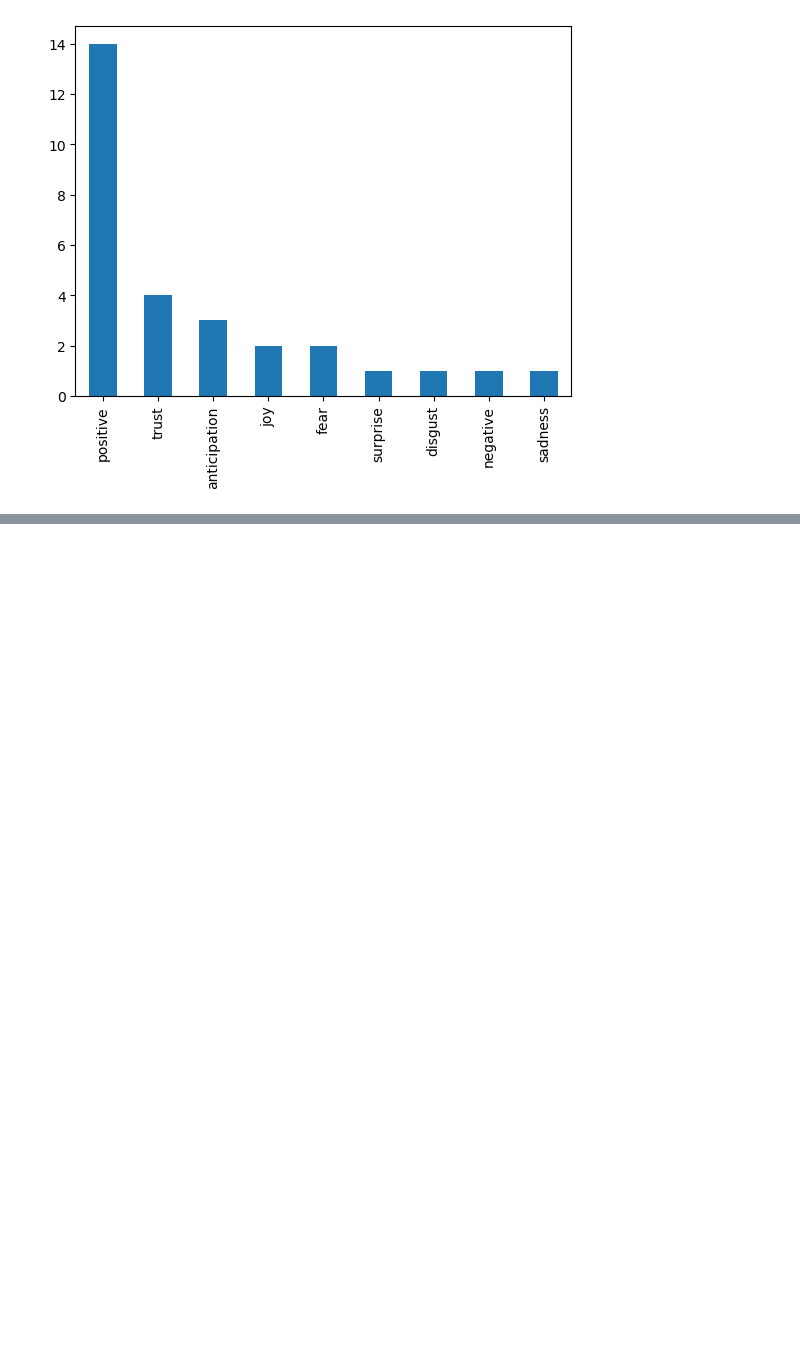
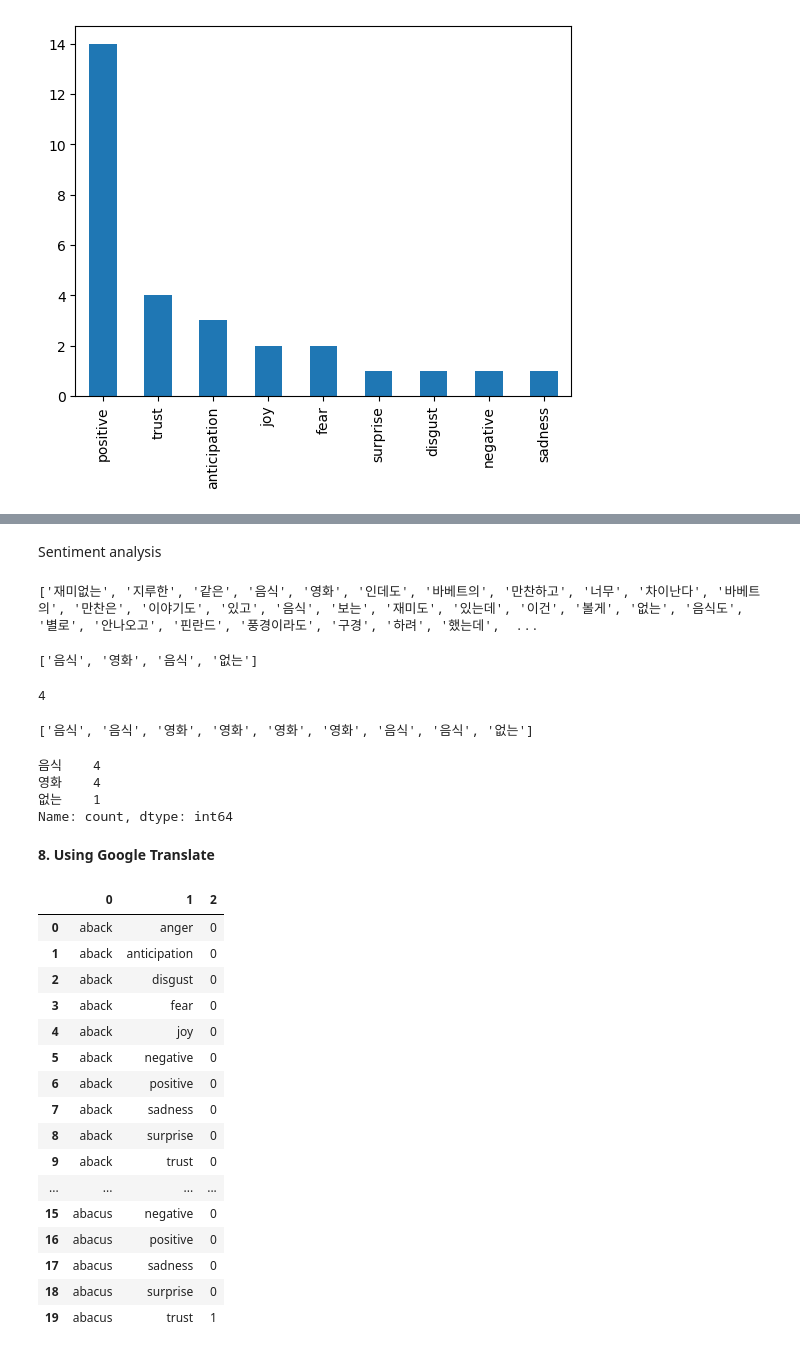
Before and after one commit to Tommylee1013/Webscraping, a Jupyter notebook: LectureNote/05SentimentAnalysis/SentimentAnalysis.ipynb, the cells around one changed output, grey strips where cells are left out. Saved outputs shown, nothing was run; the diff lists cells and outputs as text; code cells hidden in the pictures; blank space fills up the shorter version.

```diff
--- a/LectureNote/05SentimentAnalysis/SentimentAnalysis.ipynb
+++ b/LectureNote/05SentimentAnalysis/SentimentAnalysis.ipynb
@@ -179,0 +419,2 @@ Name: count, dtype: int64 Axes(0.125,0.11;0.775x0.77)
+# %% [markdown]
+Sentiment analysis
@@ -179,0 +423,34 @@ Name: count, dtype: int64 Axes(0.125,0.11;0.775x0.77)
+# %%
+import numpy as np
+tokenizer = RegexpTokenizer('[\w]+')
+tokens = tokenizer.tokenize(review1)
+print(tokens)
+# %% [output]
+['재미없는', '지루한', '같은', '음식', '영화', '인데도', '바베트의', '만찬하고', '너무', '차이난다', '바베트의', '만찬은', '이야기도', '있고', '음식', '보는', '재미도', '있는데', '이건', '볼게', '없는', '음식도', '별로', '안나오고', '핀란드', '풍경이라도', '구경', '하려', '했는데',  ...
+# %%
+match_words = [x for x in tokens if x in list(NRC['Korean-ko'])] # 사전과 매칭
+print(match_words)
+len(match_words)
+# %% [output]
+['음식', '영화', '음식', '없는']
+4
+# %%
+emotion=[]
+for i in match_words:
+    temp = list(NRC.iloc[np.where(NRC['Korean-ko'] == i)[0],1])
+    for j in temp:
+        emotion.append(j)
+print(emotion)
+# %% [output]
+['음식', '음식', '영화', '영화', '영화', '영화', '음식', '음식', '없는']
+# %%
+sentiment_result1 = pd.Series(emotion).value_counts()
+# print(sentiment_result1, sentiment_result1.plot.bar())
+sentiment_result1
+# %% [output]
+음식    4
+영화    4
+없는    1
+Name: count, dtype: int64
+# %% [markdown]
+**8. Using Google Translate**
@@ -179,0 +475,24 @@ Name: count, dtype: int64 Axes(0.125,0.11;0.775x0.77)
+# %%
+NRC = pd.read_csv ('../../Data/NRC-Emotion-Lexicon-Wordlevel-v0.92.txt',
+                   engine = "python",
+                   header = None,
+                   sep = "\t")
+NRC.head(20)
+# %% [output]
+|  | 0 | 1 | 2 |
+| 0 | aback | anger | 0 |
+| 1 | aback | anticipation | 0 |
+| 2 | aback | disgust | 0 |
+| 3 | aback | fear | 0 |
+| 4 | aback | joy | 0 |
+| 5 | aback | negative | 0 |
+| 6 | aback | positive | 0 |
+| 7 | aback | sadness | 0 |
+| 8 | aback | surprise | 0 |
+| 9 | aback | trust | 0 |
+| ... | ... | ... | ... |
+| 15 | abacus | negative | 0 |
+| 16 | abacus | positive | 0 |
+| 17 | abacus | sadness | 0 |
+| 18 | abacus | surprise | 0 |
+| 19 | abacus | trust | 1 |
```
Also changed, not shown: parts of 35 cells of this notebook.
